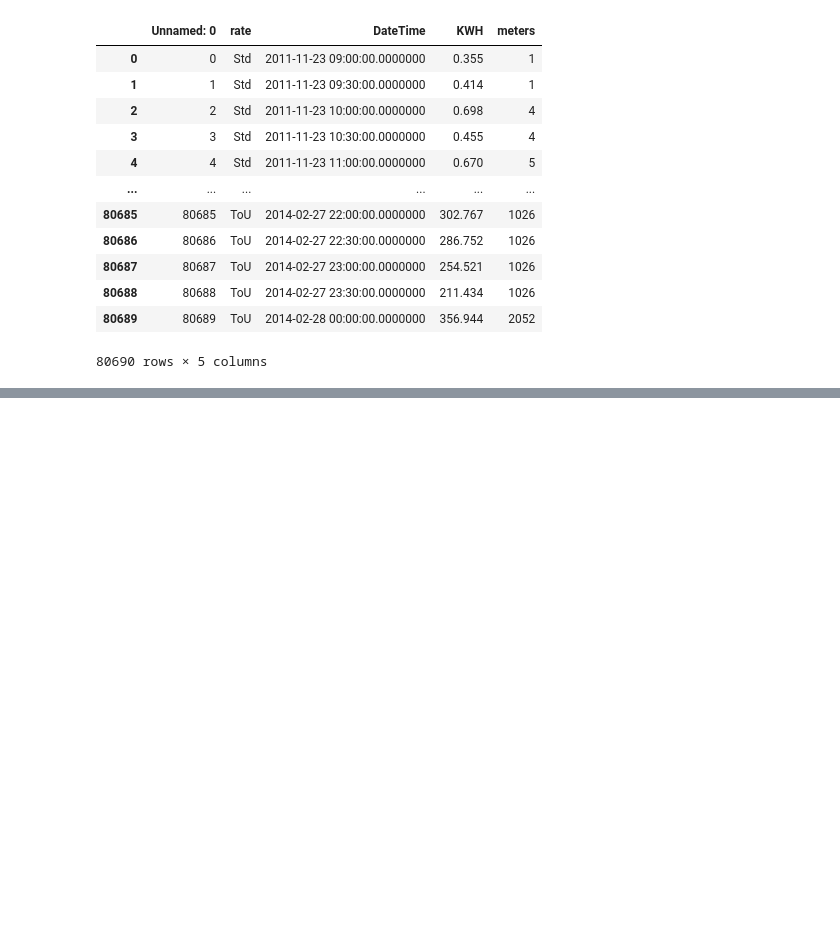
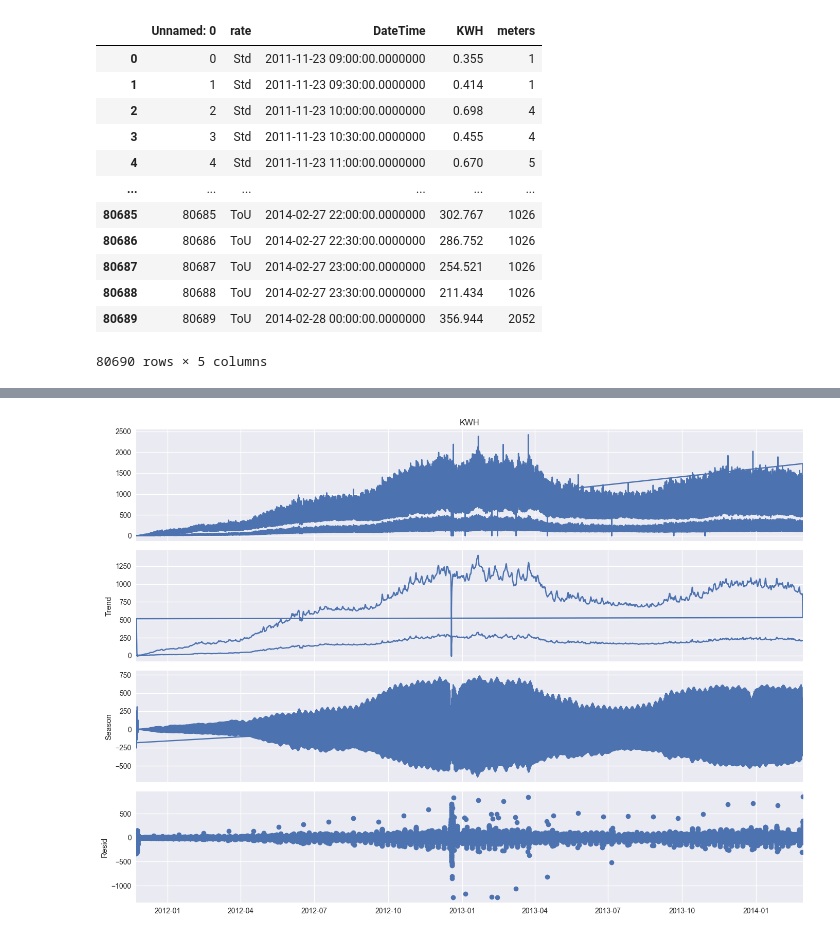
Before and after one commit to NicoBrn03/DaBi-Projektarbeit, a Jupyter notebook: Arbeitsblatt 1 .ipynb, the cells around one changed output, grey strips where cells are left out. Drawn from its saved outputs; the diff is of its cells as text; code cells hidden in the pictures; blank space fills up the shorter version.

```diff
--- a/Arbeitsblatt 1 .ipynb
+++ b/Arbeitsblatt 1 .ipynb
@@ -44,0 +55,25 @@ data['DateTime'] = pd.to_datetime(data['DateTime'], format='mixed')
+# %%
+#Zeitstempel als Index setzen
+data.reset_index(inplace=True)
+data.set_index('DateTime', inplace=True)
+# %%
+#STL- Zerlegung durchführen um periodische Muster und Trends zu identifizieren
+from statsmodels.tsa.seasonal import STL
+stl= STL(data["KWH"],period=48) #period=48 für halbstündliche Muster
+result = stl.fit()
+
+result.trend
+result.seasonal
+result.resid
+
+#Visualisierung der Bestandteile
+plt.style.use("seaborn-v0_8")
+plt.rcParams.update({'font.size': 12})
+
+fig = result.plot()
+fig.set_size_inches(14, 10)
+
+plt.tight_layout()
+plt.show()
+# %% [output]
+[figure, added]
```
Also changed, not shown: parts of 7 cells of this notebook.
